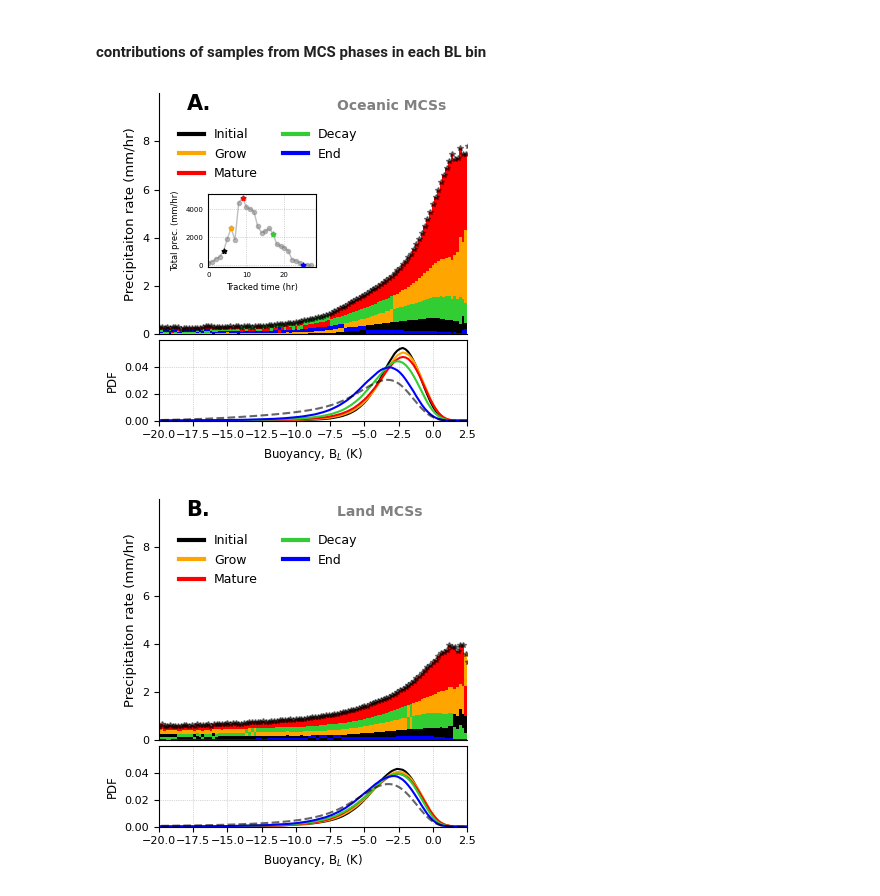
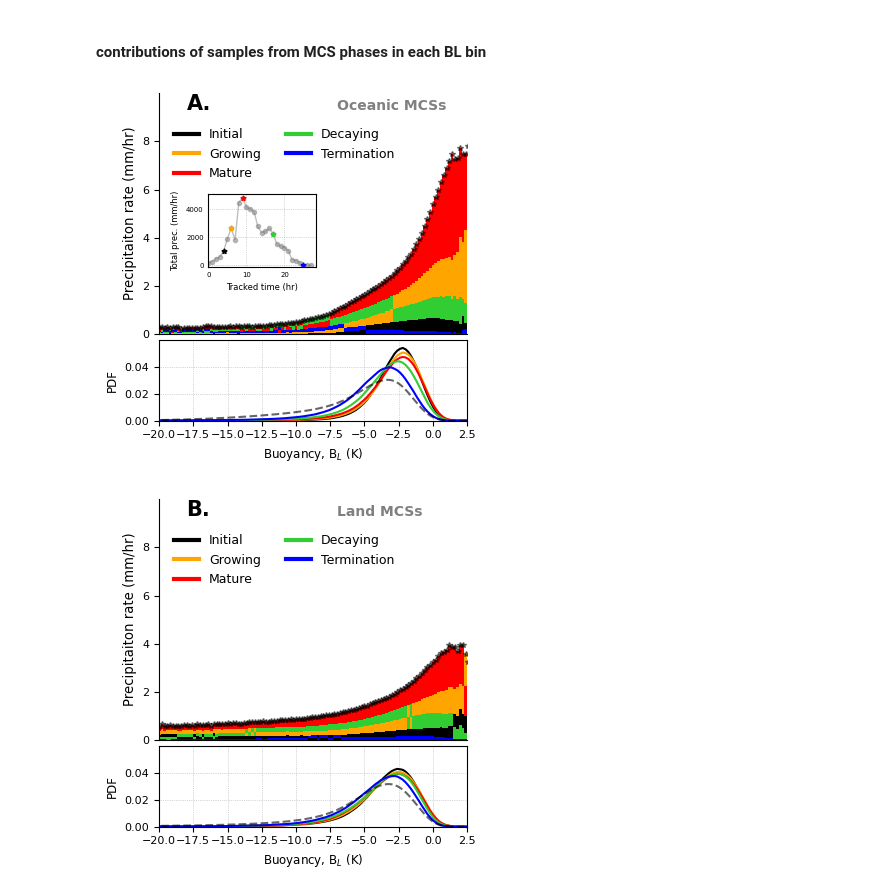
Before and after one commit to weiming9115/MCS_buoyancy_FLEXTRKR, a Jupyter notebook: notebooks_new/Fig2_BL1dhist_precip_MCSphases_insetMCSdef.ipynb, the cells around one changed output. Drawn from its saved outputs; the diff is of its cells as text; code cells hidden in the pictures.

```diff
--- a/notebooks_new/Fig2_BL1dhist_precip_MCSphases_insetMCSdef.ipynb
+++ b/notebooks_new/Fig2_BL1dhist_precip_MCSphases_insetMCSdef.ipynb
@@ -121,11 +121,11 @@ for bt in data_all_ocean.bins_tot.values:
     ax1.bar(bt, y5, bottom=y1+y2+y3+y4, color=c5, width=set_width)
 
 legend_elements = [Line2D([0], [0], color='k', lw=3, label='Initial'),
-                   Line2D([0], [0], color='orange', lw=3, label='Grow'),
+                   Line2D([0], [0], color='orange', lw=3, label='Growing'),
                    Line2D([0], [0], color='r', lw=3, label='Mature'),
-                   Line2D([0], [0], color='limegreen', lw=3, label='Decay'),
-                   Line2D([0], [0], color='b', lw=3, label='End')]
-ax1.legend(handles=legend_elements, ncols=2,bbox_to_anchor=(0.18,0.4,0.5,0.5),
+                   Line2D([0], [0], color='limegreen', lw=3, label='Decaying'),
+                   Line2D([0], [0], color='b', lw=3, label='Termination')]
+ax1.legend(handles=legend_elements, ncols=2,bbox_to_anchor=(0.3,0.4,0.5,0.5),
            fontsize=9, frameon=False)
 
 # add precip conditioanl
@@ -184,34 +184,34 @@ ax2.plot(data_all_ocean.bins_tot, BLpdf_clim, ls='--', color='k', label='Clim. (
 #ax2.legend(fontsize=9, loc=2)
 ax2.grid(lw=0.5,ls=':')
 ax2.set_xlim([-20,2.5])
 ax2.set_ylim([0,0.06])
 ax2.set_yticks([0,0.02,0.04])
 #ax2.set_yticks([0,1])
 ax2.set_ylabel('PDF',fontsize=8.5)
 ax2.set_xlabel('Buoyancy, B$_{L}$ (K)',fontsize=8.5)
 ax2.tick_params(labelsize=8)
 
 # reference line indicating small sample number
 idx_100s = np.where(samples_allphases > 200)[0]
 idx_s = idx_100s[0]
 idx_e = idx_100s[-1]
 #ax2.vlines(data_all_ocean.bins_tot[idx_s], ymin=0, ymax=6, color='grey', lw=1)
 #ax2.vlines(data_all_ocean.bins_tot[idx_e], ymin=0, ymax=6, color='grey', lw=1)
 
 plt.tight_layout(h_pad=0)
 ax1.spines[['right', 'top']].set_visible(False)
 
 # set label using text
 ax1.text(x=-18, y=9.3, s='A.', fontsize=15, fontweight='bold',
         bbox=dict(facecolor='none', alpha=0.7, edgecolor='none', pad=2.5, lw=0.5))
 ax1.text(x=-7, y=9.3, s='Oceanic MCSs', fontsize=10, fontweight='bold', color='grey',
         bbox=dict(facecolor='none', alpha=0.7, edgecolor='none', pad=2.5, lw=0.5))
 plt.show()
 
 fig.savefig('/scratch/wmtsai/temp_mcs/fig/Fig2_condprecip_phases.ocean.ranked_PDF.png',dpi=600,
    bbox_inches='tight',transparent=False)
 # %% [output]
-[figure, old version]
+[figure, new version]
 # %%
 fig,(ax1,ax2) = plt.subplots(2,1,figsize=(4,4), gridspec_kw={'height_ratios': [3, 1]})
 
@@ -251,11 +251,11 @@ for bt in data_all_land.bins_tot.values:
     ax1.bar(bt, y5, bottom=y1+y2+y3+y4, color=c5, width=set_width)
 
 legend_elements = [Line2D([0], [0], color='k', lw=3, label='Initial'),
-                   Line2D([0], [0], color='orange', lw=3, label='Grow'),
+                   Line2D([0], [0], color='orange', lw=3, label='Growing'),
                    Line2D([0], [0], color='r', lw=3, label='Mature'),
-                   Line2D([0], [0], color='limegreen', lw=3, label='Decay'),
-                   Line2D([0], [0], color='b', lw=3, label='End')]
-ax1.legend(handles=legend_elements, ncols=2,bbox_to_anchor=(0.18,0.4,0.5,0.5),
+                   Line2D([0], [0], color='limegreen', lw=3, label='Decaying'),
+                   Line2D([0], [0], color='b', lw=3, label='Termination')]
+ax1.legend(handles=legend_elements, ncols=2,bbox_to_anchor=(0.3,0.4,0.5,0.5),
            fontsize=9, frameon=False)
 
 # add precip conditioanl
@@ -318,4 +318,4 @@ plt.show()
 fig.savefig('/scratch/wmtsai/temp_mcs/fig/Fig2_condprecip_phases.land.ranked_PDF.png',dpi=600,
     bbox_inches='tight',transparent=False)
 # %% [output]
-[figure, old version]
+[figure, new version]
```
Also changed, not shown: parts of 2 cells of this notebook, 2 other files.
